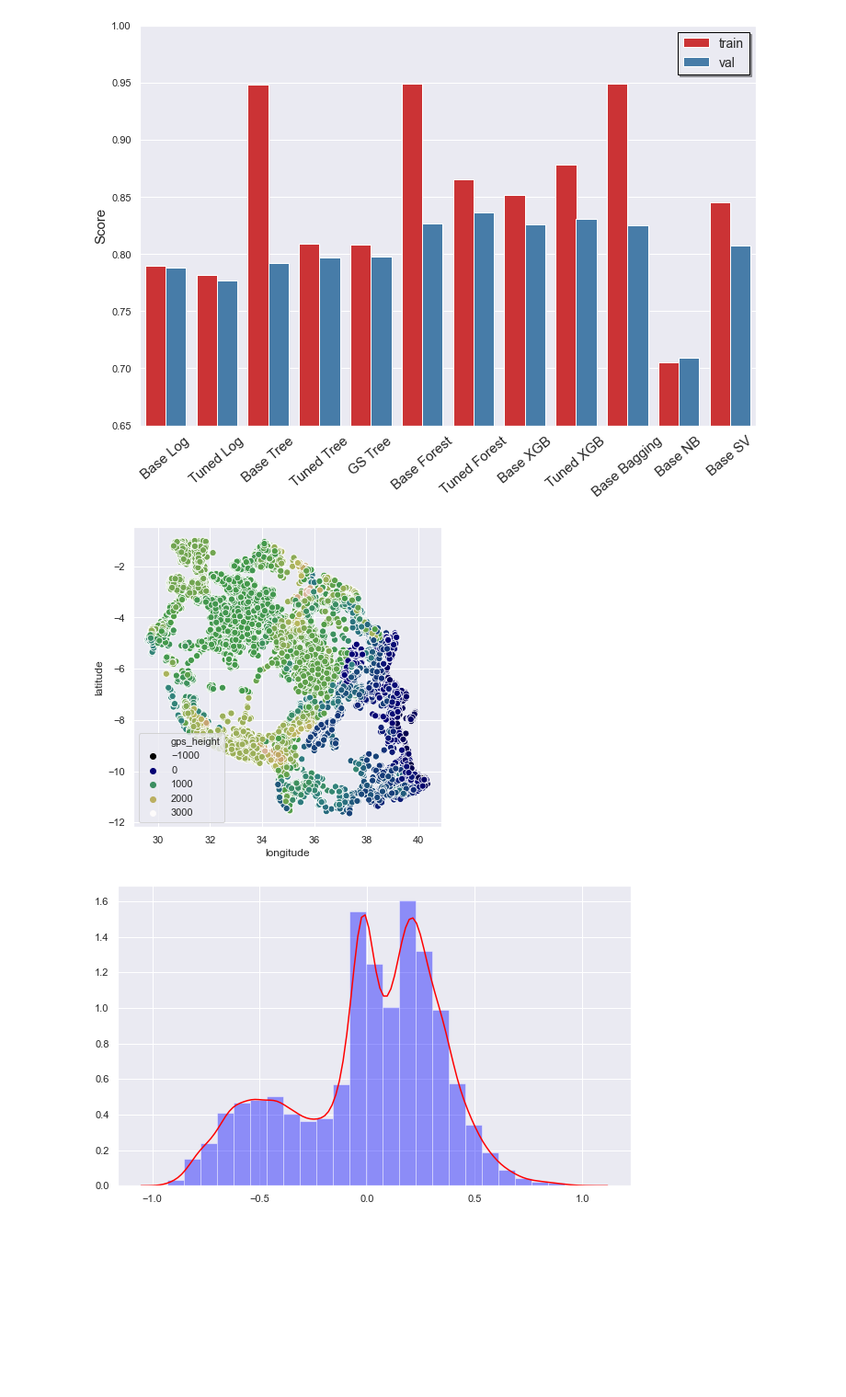
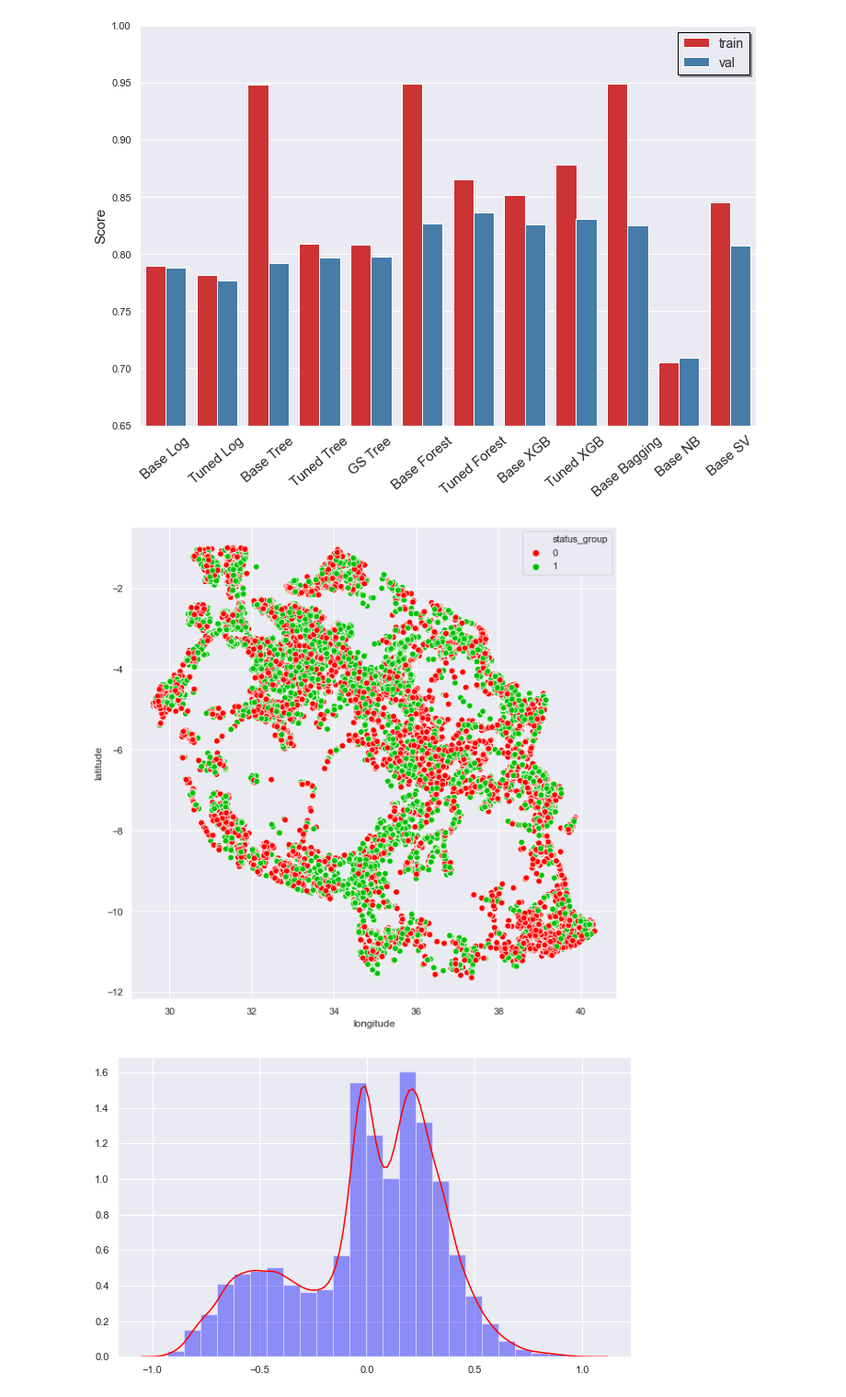
Before and after one commit to Robertoliver2000/TanzaniaWaterProject, a Jupyter notebook: notebooks/exploratory/killian_notebooks/killian_notebook.ipynb, the cells around one changed output. Shown at 92% size. Saved outputs shown, nothing was run; the diff lists cells and outputs as text; code cells hidden in the pictures; blank space fills up the shorter version.

```diff
--- a/notebooks/exploratory/killian_notebooks/killian_notebook.ipynb
+++ b/notebooks/exploratory/killian_notebooks/killian_notebook.ipynb
@@ -476,11 +536,13 @@ plt.legend(fancybox=False, fontsize=14, shadow=True, edgecolor='black');
 [figure]
 # %%
 X_graph = X_clean.loc[X['longitude'] != 0]
+X_graph = pd.concat((X_graph, y), axis=1)
 # %%
-fig, ax = plt.subplots(figsize=(6,6))
-sns.scatterplot(data = X_graph, y = 'latitude', x = 'longitude', hue='gps_height', palette = 'gist_earth', s=50);
+colors = ["#ff0000", "#00c203"]
+fig, ax = plt.subplots(figsize=(10,10))
+sns.scatterplot(data = X_graph, y = 'latitude', x = 'longitude', hue='status_group', palette = colors, s=50);
 # %% [output]
-[figure, old version]
+[figure, new version]
 # %%
 sns.set(rc = {'figure.figsize':(10,6)})
 sns.distplot((np.array(y_train).ravel() - rf_2.predict_proba(X_train)[:,1]),
```
Also changed, not shown: parts of 15 cells of this notebook, 1 other file.
